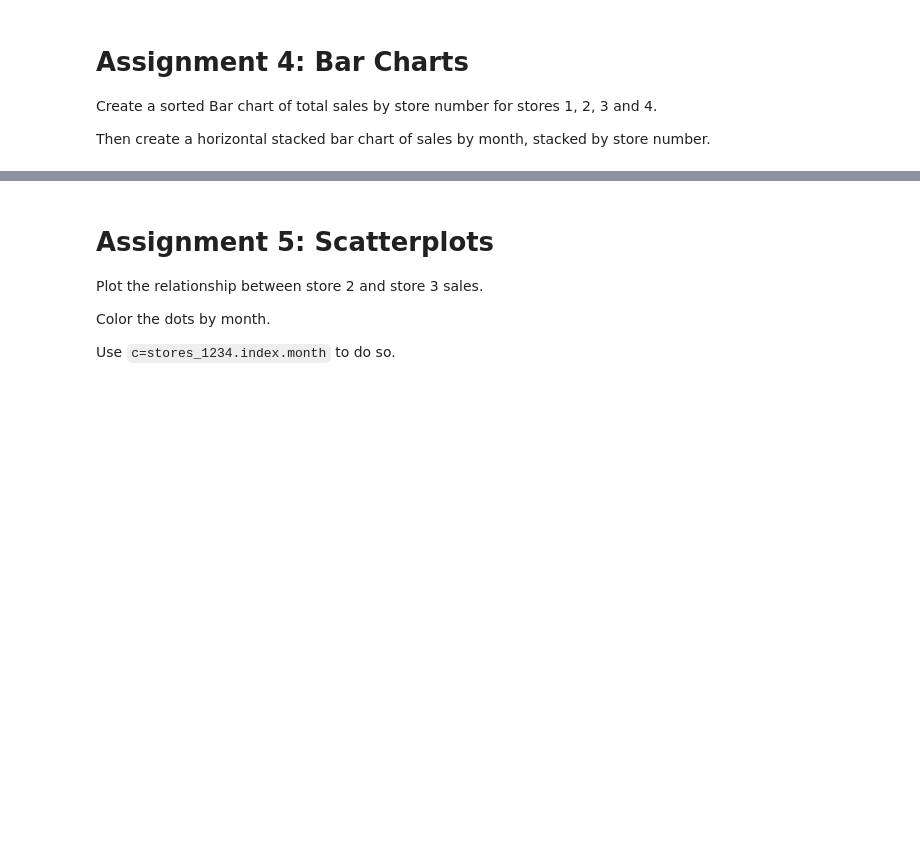
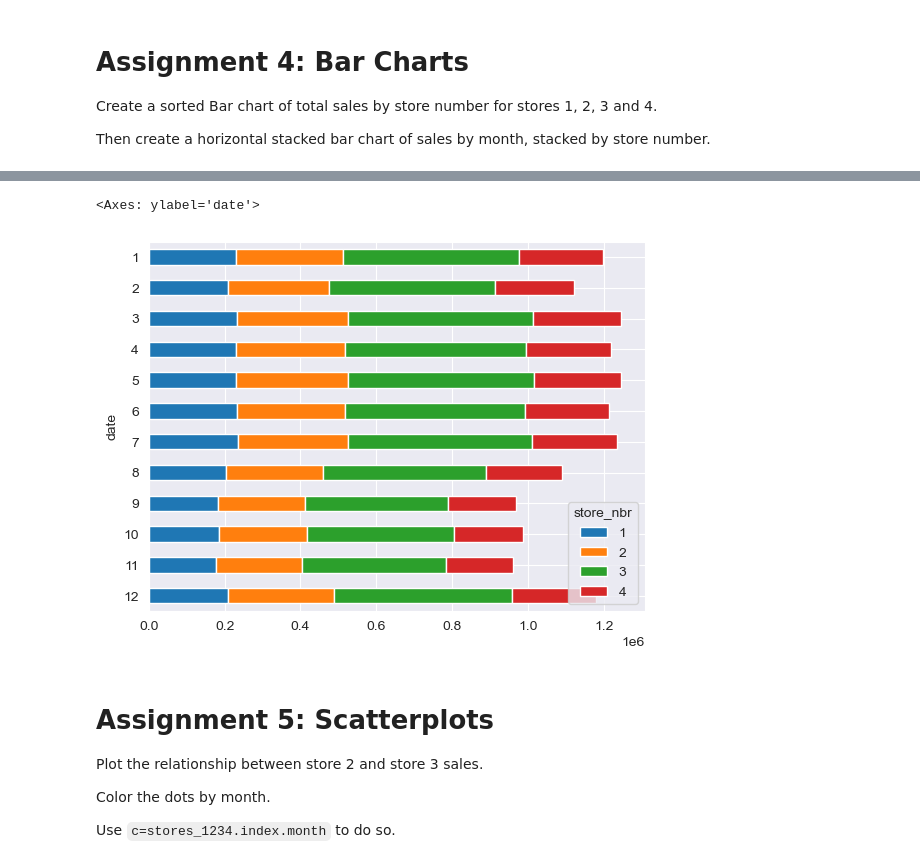
Before and after one commit to maciejsss/data-analysis-pandas, a Jupyter notebook: Course Assignment Notebooks/section05_data_viz.ipynb, the cells around one changed output, grey strips where cells are left out. Saved outputs shown, nothing was run; the diff lists cells and outputs as text; code cells hidden in the pictures; blank space fills up the shorter version.

```diff
--- a/Course Assignment Notebooks/section05_data_viz.ipynb
+++ b/Course Assignment Notebooks/section05_data_viz.ipynb
@@ -93,5 +144,14 @@ NameError: name 'stores_1234' is not defined
 # %%
 # stores_1234.index.month will allow you to groupby the month! You can also slice it.
+
+store_1234_monthly = stores_1234.groupby(stores_1234.index.month).sum()
+# %%
+store_1234_monthly.sort_values('date',ascending=False).plot.barh(
+    stacked=True
+)
+# %% [output]
+<Axes: ylabel='date'>
+[figure, added]
 # %% [markdown]
 # Assignment 5: Scatterplots
 
```
Also changed, not shown: parts of 10 cells of this notebook, 1 other file.
